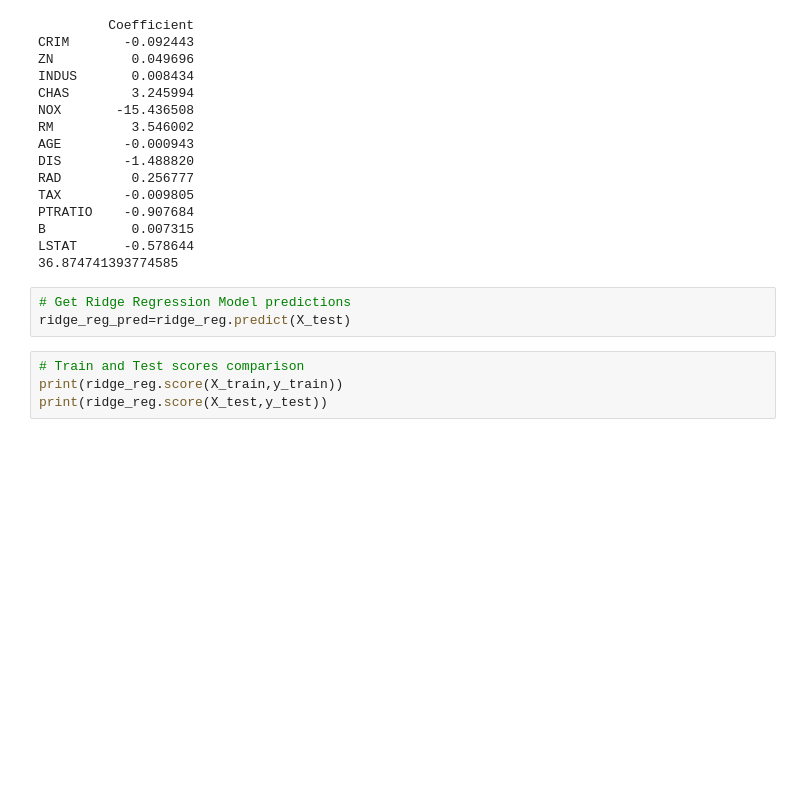
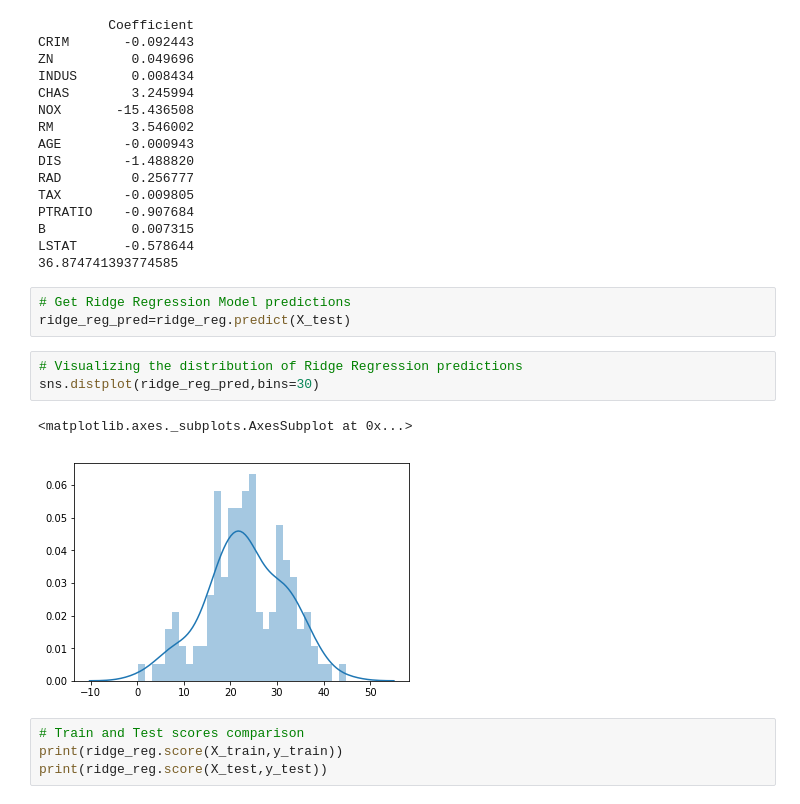
Before and after one commit to Ashishsood86/Regression-Analysis, a Jupyter notebook: Boston House Data Analysis.ipynb, the cells around one changed output. Drawn from its saved outputs; the diff is of its cells as text; blank space fills up the shorter version.

```diff
--- a/Boston House Data Analysis.ipynb
+++ b/Boston House Data Analysis.ipynb
@@ -375,6 +398,12 @@ LSTAT      -0.578644
 # %%
 # Get Ridge Regression Model predictions
 ridge_reg_pred=ridge_reg.predict(X_test)
+# %%
+# Visualizing the distribution of Ridge Regression predictions
+sns.distplot(ridge_reg_pred,bins=30)
+# %% [output]
+<matplotlib.axes._subplots.AxesSubplot at 0x...>
+[figure, added]
 # %%
 # Train and Test scores comparison
 print(ridge_reg.score(X_train,y_train))
```
Also changed, not shown: parts of 35 cells of this notebook.
